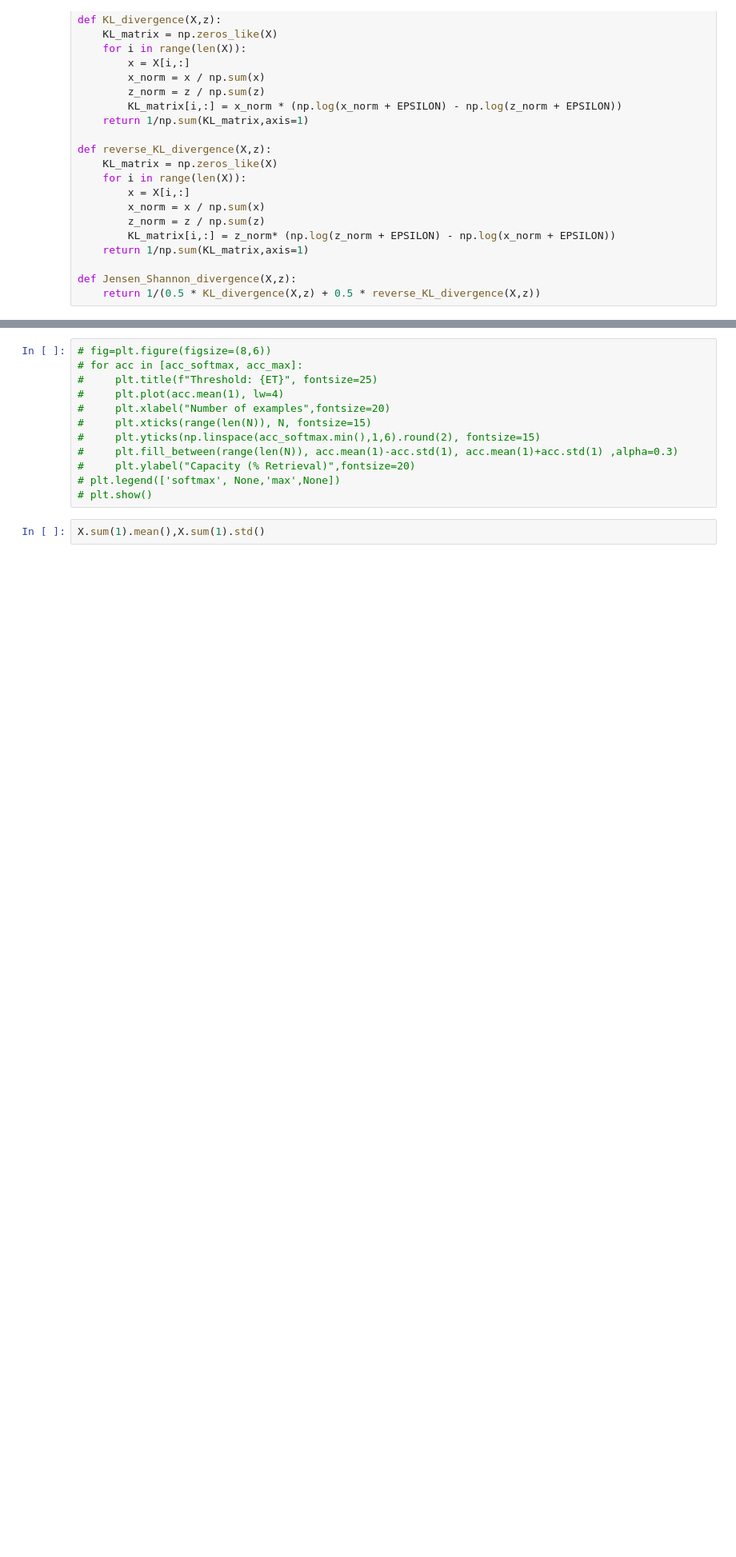
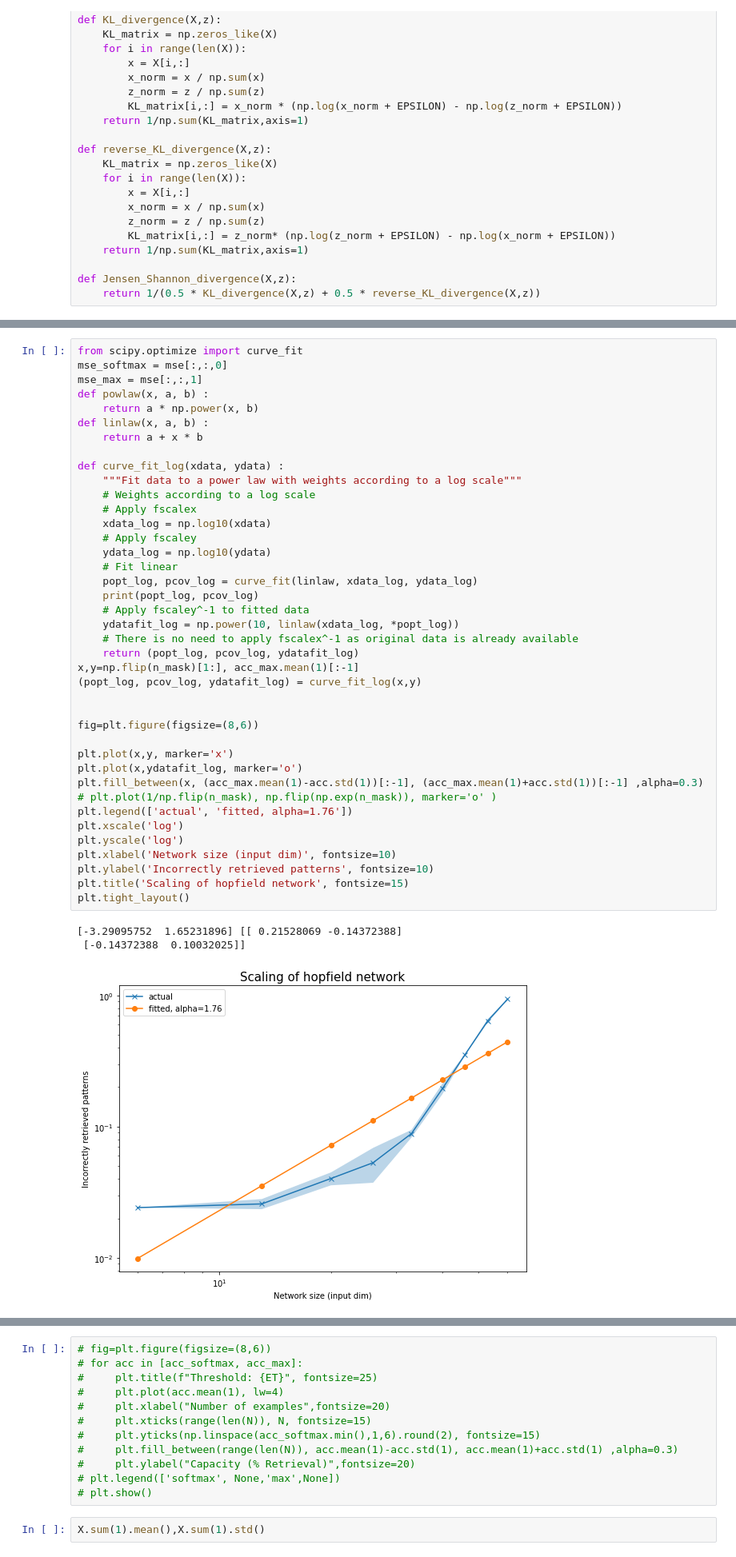
Before and after one commit to NizarIslah/Theory_Associative_Memory, a Jupyter notebook: hopfield.ipynb, the cells around one changed output, grey strips where cells are left out. Shown at 80% size. Drawn from its saved outputs; the diff is of its cells as text; blank space fills up the shorter version.

```diff
--- a/hopfield.ipynb
+++ b/hopfield.ipynb
@@ -448,3 +453,47 @@ plt.show()
+# %%
+from scipy.optimize import curve_fit
+mse_softmax = mse[:,:,0]
+mse_max = mse[:,:,1]
+def powlaw(x, a, b) :
+    return a * np.power(x, b)
+def linlaw(x, a, b) :
+    return a + x * b
+
+def curve_fit_log(xdata, ydata) :
+    """Fit data to a power law with weights according to a log scale"""
+    # Weights according to a log scale
+    # Apply fscalex
+    xdata_log = np.log10(xdata)
+    # Apply fscaley
+    ydata_log = np.log10(ydata)
+    # Fit linear
+    popt_log, pcov_log = curve_fit(linlaw, xdata_log, ydata_log)
+    print(popt_log, pcov_log)
+    # Apply fscaley^-1 to fitted data
+    ydatafit_log = np.power(10, linlaw(xdata_log, *popt_log))
+    # There is no need to apply fscalex^-1 as original data is already available
+    return (popt_log, pcov_log, ydatafit_log)
+x,y=np.flip(n_mask)[1:], acc_max.mean(1)[:-1]
+(popt_log, pcov_log, ydatafit_log) = curve_fit_log(x,y)
+
+
+fig=plt.figure(figsize=(8,6))
+
+plt.plot(x,y, marker='x')
+plt.plot(x,ydatafit_log, marker='o')
+plt.fill_between(x, (acc_max.mean(1)-acc.std(1))[:-1], (acc_max.mean(1)+acc.std(1))[:-1] ,alpha=0.3)
+# plt.plot(1/np.flip(n_mask), np.flip(np.exp(n_mask)), marker='o' )
+plt.legend(['actual', 'fitted, alpha=1.76'])
+plt.xscale('log')
+plt.yscale('log')
+plt.xlabel('Network size (input dim)', fontsize=10)
+plt.ylabel('Incorrectly retrieved patterns', fontsize=10)
+plt.title('Scaling of hopfield network', fontsize=15)
+plt.tight_layout()
+# %% [output]
+[-3.29095752  1.65231896] [[ 0.21528069 -0.14372388]
+ [-0.14372388  0.10032025]]
+[figure, added]
 # %%
 # fig=plt.figure(figsize=(8,6))
 # for acc in [np.flip(acc_softmax), np.flip(acc_max), np.flip(acc_identity)]:
```
Also changed, not shown: parts of 7 cells of this notebook, 2 other files.
